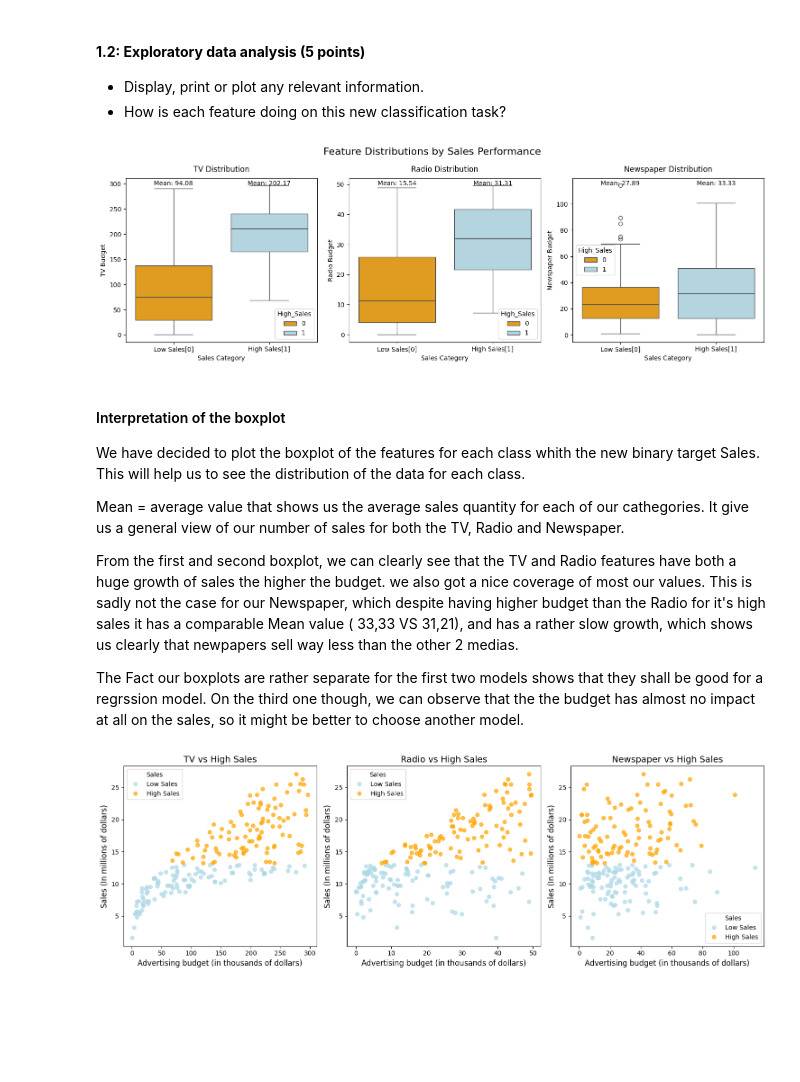
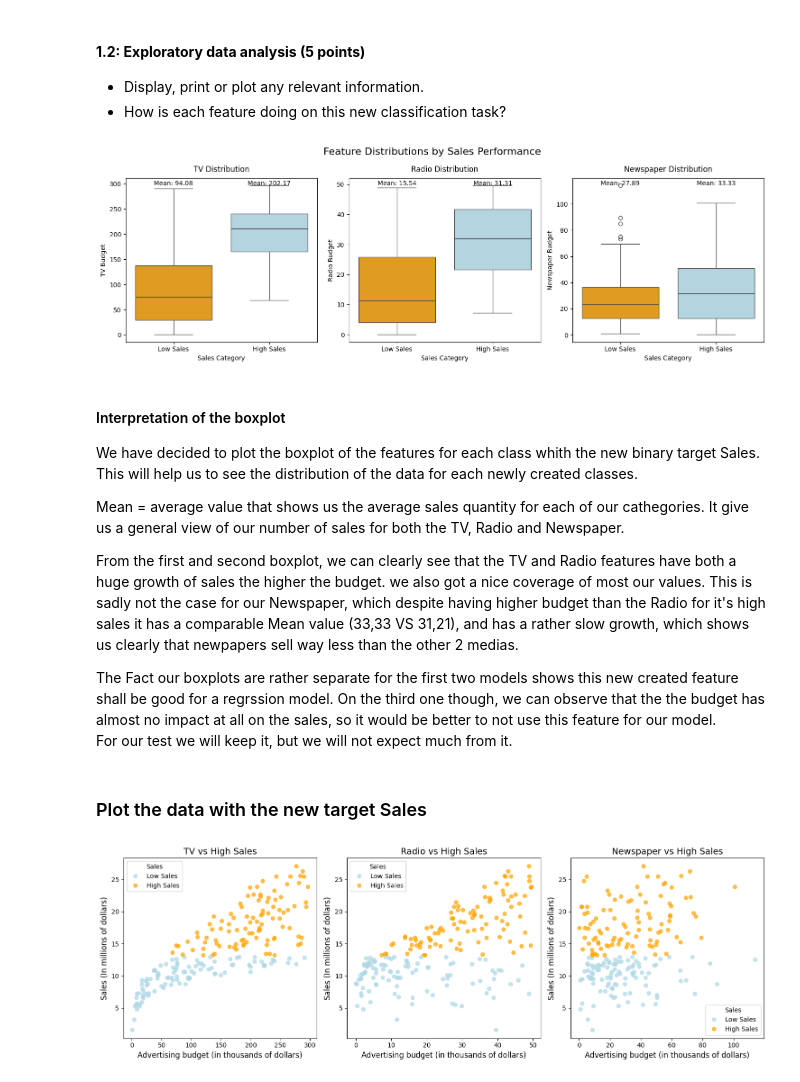
Before and after one commit to davidmarsoni/ml-project, a Jupyter notebook: Graded_lab.ipynb, the cells around one changed output. Drawn from its saved outputs; the diff is of its cells as text; code cells hidden in the pictures; blank space fills up the shorter version.

```diff
--- a/Graded_lab.ipynb
+++ b/Graded_lab.ipynb
@@ -303,19 +342,25 @@ The regression line that represents the relationship between the TV feature and
 - Display, print or plot any relevant information.
 - Discuss which model fits the data best and why.
 # %%
+# Constant
+MAX_DEGREE = 4 # Maximum degree of the polynomial
+
+# Create a subplot with 3 columns
 fig, axs = plt.subplots(1, 3, figsize=(15, 5))
 
 # Define colors for different degrees
 colors = ['green', 'red', 'blue', 'purple']
 
 # Create array of degrees
-degrees = np.arange(1, 5)
+degrees = np.arange(1, MAX_DEGREE + 1)
 
 # To use the colors in sequence matching degrees length:
 color_sequence = [colors[i % len(colors)] for i in range(20)]
 
 # create table to store the model performance metrics for each feature and for each degree
-performance = pd.DataFrame(columns=['Feature', 'Degree', 'MSE', 'MAE', 'R2'])
+performance = PrettyTable()
+performance.field_names = ["Feature", "Degree", "Mean Squared Error", "Mean Absolute Error", "R^2 Score"]
+performance.title = 'Models Performance'
 
 # Iterate over each feature
 for i in range(len(feature_names)):
@@ -333,13 +378,14 @@ for i in range(len(feature_names)):
     # Sort X_test for smooth line plotting only
     X_test_sorted = np.sort(X_test, axis=0)
 
+    # Iterate over each degree
     for deg, color in zip(degrees, color_sequence):
         # Create polynomial features
         poly = PolynomialFeatures(degree=deg)
         X_train_poly = poly.fit_transform(X_train)
 
         # Create two versions of test data - sorted (for plotting) and unsorted (for metrics)
-        X_test_poly = poly.transform(X_test)  # unsorted - for metrics
+        X_test_poly = poly.transform(X_test)                # unsorted - for metrics
         X_test_sorted_poly = poly.transform(X_test_sorted)  # sorted - for plotting
 
         # Fit model
@@ -357,14 +403,9 @@ for i in range(len(feature_names)):
         r2 = r2_score(y_test, y_pred)
 
         # Append to the performance table
-        performance = pd.concat([performance, pd.DataFrame([{
-            'Feature': feature_names[i],
-            'Degree': deg,
-            'MSE': mse,
-            'MAE': mae,
-            'R2': r2
-        }])], ignore_index=True)
+        performance.add_row([feature_names[i], deg, round(mse, 3), round(mae, 3), round(r2, 3)])
 
+    # Add labels and title to the plot
     axs[i].set_title(f'{feature_names[i]} vs Sales')
     axs[i].set_xlabel(f'{feature_names[i]} budget')
     axs[i].set_ylabel('Sales')
@@ -377,19 +418,8 @@ fig.legend(handles, labels, loc='lower center', bbox_to_anchor=(0.5, -0.15), nco
 plt.tight_layout()
 plt.show()
 
-# Display the performance metrics for each feature and degree
-
-# Round numeric columns to 3 decimal places
-performance = performance.round(3)
-
-table = PrettyTable()
-table.title = 'Model Performance'
-table.field_names = performance.columns
-
-for row in performance.itertuples(index=False):
-    table.add_row(row)
-
-print(table)
+# Display the performance table
+print(performance)
 print("MSE lower is better, MAE lower is better, R2 higher is better and if negative, model is worse than a horizontal line")
 # %% [output]
 [figure]
@@ -507,49 +538,52 @@ On this graph above, we have also shown the mean of the target Sales. to show th
 # %%
 # Create subplots for feature visualization
 fig, axs = plt.subplots(1, 3, figsize=(15, 5))
 
 # Custom color palette
-colors = ['orange', 'lightblue']  # orange for low sales, Blue for high sales
+colors = ['orange', 'lightblue']
 
 for i in range(len(feature_names)):
     # Create boxplot with custom colors - removed hue parameter
     sns.boxplot(x='High_Sales', y=feature_names[i], data=df,
-                ax=axs[i], palette=colors, hue='High_Sales')
+                ax=axs[i], palette=colors, hue='High_Sales',legend=False)
 
     # Customize labels and title
     axs[i].set_title(f'{feature_names[i]} Distribution', pad=10)
     axs[i].set_xlabel('Sales Category')
 
     # setting ticks first, then labels (to avoid error message)
     axs[i].set_xticks([0, 1])
-    axs[i].set_xticklabels(['Low Sales[0]', 'High Sales[1]'])
+    axs[i].set_xticklabels(['Low Sales', 'High Sales'])
     axs[i].set_ylabel(feature_names[i] + ' Budget')
 
     # Add mean values as text
     means = df.groupby('High_Sales')[feature_names[i]].mean()
     for j, mean in enumerate(means):
         axs[i].text(j, df[feature_names[i]].max(),
                    f'Mean: {mean:.2f}',
                    horizontalalignment='center')
 
 plt.suptitle('Feature Distributions by Sales Performance', fontsize=16)
 plt.tight_layout()
 plt.show()
 # %% [output]
-[figure, old version]
+[figure, new version]
 # %% [markdown]
 #### Interpretation of the boxplot
 
-We have decided to plot the boxplot of the features for each class whith the new binary target Sales. This will help us to see the distribution of the data for each class. <br>
+We have decided to plot the boxplot of the features for each class whith the new binary target Sales. This will help us to see the distribution of the data for each newly created classes. <br>
 
-Mean =  average value that shows us the average sales quantity for each of our cathegories. It give us a general view of our number of sales for both the TV, Radio and Newspaper. <br>
+Mean = average value that shows us the average sales quantity for each of our cathegories. It give us a general view of our number of sales for both the TV, Radio and Newspaper. <br>
 
-From the first and second boxplot, we can clearly see that the TV and Radio features have both a huge growth of sales the higher the budget. we also got a nice coverage of most our values. This is sadly not the case for our Newspaper, which despite having higher budget than the Radio for it's high sales it has a comparable Mean value ( 33,33 VS 31,21), and has a rather slow growth, which shows us clearly that newpapers sell way less than the other 2 medias.<br>
+From the first and second boxplot, we can clearly see that the TV and Radio features have both a huge growth of sales the higher the budget. we also got a nice coverage of most our values. This is sadly not the case for our Newspaper, which despite having higher budget than the Radio for it's high sales it has a comparable Mean value (33,33 VS 31,21), and has a rather slow growth, which shows us clearly that newpapers sell way less than the other 2 medias.<br>
 
-The Fact our boxplots are rather separate for the first two models shows that they shall be good for a regrssion model. On the third one though, we can observe that the the budget has almost no impact at all on the sales, so it might be better to choose another model.<br>
+The Fact our boxplots are rather separate for the first two models shows this new created feature shall be good for a regrssion model. On the third one though, we can observe that the the budget has almost no impact at all on the sales, so it would be better to not use this feature for our model. <br>
+For our test we will keep it, but we will not expect much from it. <br>
 # %%
 # create a variable to store the new taget variable
 target_classified = df['High_Sales']
+# %% [markdown]
+### Plot the data with the new target Sales
 # %%
 # Assuming feature_names, target_classified, and features are already defined
 fig, axs = plt.subplots(1, 3, figsize=(15, 5))
```
Also changed, not shown: parts of 17 cells of this notebook.
